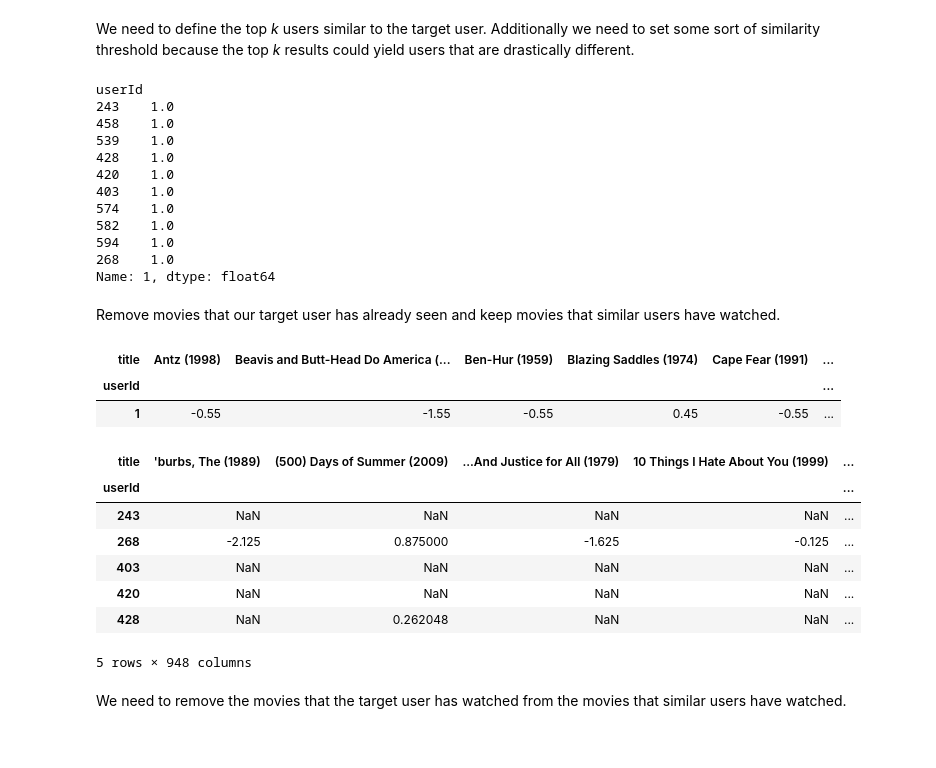
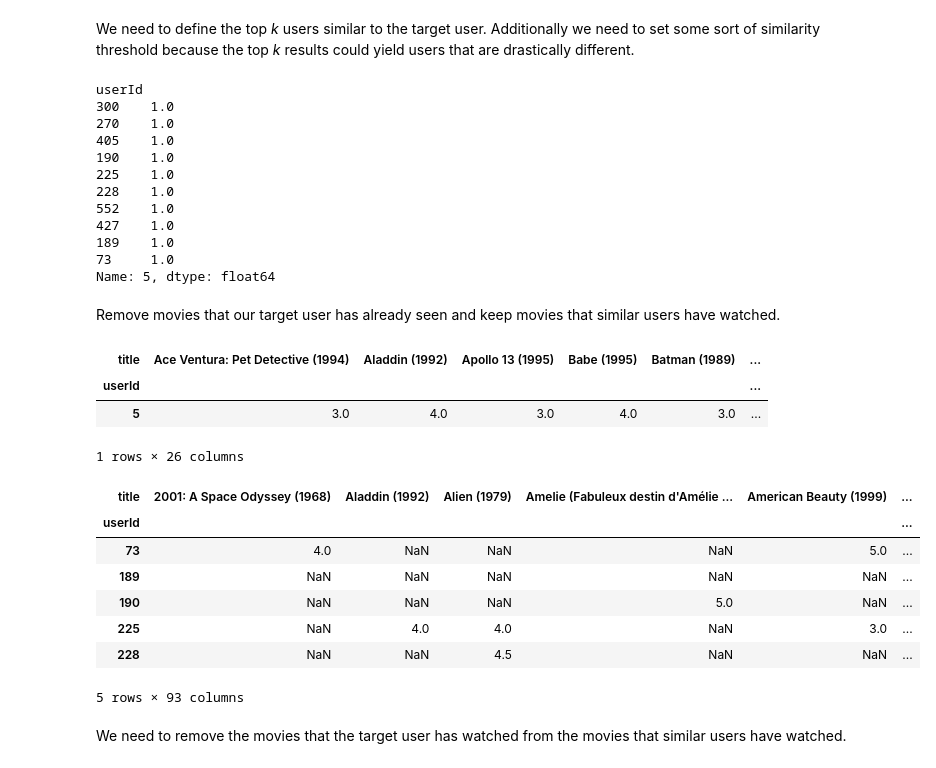
Before and after one commit to zhikaichen99/RecommenderSystems, a Jupyter notebook: collaborative-filtering.ipynb, the cells around one changed output. Cells and saved outputs as stored; diff of their text form; code cells hidden in the pictures.

```diff
--- a/collaborative-filtering.ipynb
+++ b/collaborative-filtering.ipynb
@@ -53,0 +56,9 @@ df.head()
+# %%
+# Aggregate by movie
+agg_ratings = df.groupby('title').agg(mean_rating = ('rating', 'mean'),
+                                                number_of_ratings = ('rating', 'count')).reset_index()
+
+# Keep the movies with over 100 ratings
+agg_ratings_GT100 = agg_ratings[agg_ratings['number_of_ratings']>100]
+# %%
+df = pd.merge(df, agg_ratings_GT100[['title']], on = 'title', how = 'inner')
@@ -110,8 +104,8 @@ $$Pearson(x,y) = Sim(x,y) = \frac{\sum_i ((x_{i}-\mu_x)(y_{i} - \mu_y))}{\sqrt{\
 The Pearson Similarity is computed between a target user and all the other users. We can then find the *k* number of users with the highest Pearson Similarity with the target user.
 # %%
 # Perform Pearson Similarity on the users.
-similarity_matrix = userRatings.T.corr()
-similarity_matrix.head()
+user_similarity_matrix = userRatings.T.corr(method = 'pearson')
+user_similarity_matrix.head()
 # %% [output]
 | userId | 1 | 2 | 3 | 4 | 5 | 6 | 7 | 8 | 9 | 10 | ... | ... |
 | userId |  |  |  |  |  |  |  |  |  |  |  | ... |
@@ -126,49 +120,50 @@ We need to define the top *k* users similar to the target user. Additionally we
 # %%
 k = 10 # Number of similar users we want to retrieve
 similarity_threshold = 0.3 # Threshold that needs to be met to be considered similar
-user_id = 1 # The target user for which we want to generate recommendations for
+user_id = 5 # The target user for which we want to generate recommendations for
 
-similarity_matrix.drop(index = user_id, inplace = True) # remove target user so that they are not amongst one of the similar users.
+user_similarity_matrix.drop(index = user_id, inplace = True) # remove target user so that they are not amongst one of the similar users.
 
 # Return the top k (10) similar users
-top_k_users = similarity_matrix[similarity_matrix[user_id] > similarity_threshold][user_id].sort_values(ascending = False)[1: k + 1]
+top_k_users = user_similarity_matrix[user_similarity_matrix[user_id] > similarity_threshold][user_id].sort_values(ascending = False)[1: k + 1]
 top_k_users
 # %% [output]
 userId
-243    1.0
-458    1.0
-539    1.0
-428    1.0
-420    1.0
-403    1.0
-574    1.0
-582    1.0
-594    1.0
-268    1.0
-Name: 1, dtype: float64
+300    1.0
+270    1.0
+405    1.0
+190    1.0
+225    1.0
+228    1.0
+552    1.0
+427    1.0
+189    1.0
+73     1.0
+Name: 5, dtype: float64
 # %% [markdown]
 Remove movies that our target user has already seen and keep movies that similar users have watched.
 # %%
 # retrieve the movies watched by the target user. Do not want to recommend these movies
-target_watched = userRatings_centered[userRatings_centered.index == user_id].dropna(axis = 1, how = 'all')
+target_watched = userRatings[userRatings.index == user_id].dropna(axis = 1, how = 'all')
 target_watched
 # %% [output]
-| title | Antz (1998) | Beavis and Butt-Head Do America (... | Ben-Hur (1959) | Blazing Saddles (1974) | Cape Fear (1991) | ... |
+| title | Ace Ventura: Pet Detective (1994) | Aladdin (1992) | Apollo 13 (1995) | Babe (1995) | Batman (1989) | ... |
 | userId |  |  |  |  |  | ... |
-| 1 | -0.55 | -1.55 | -0.55 | 0.45 | -0.55 | ... |
+| 5 | 3.0 | 4.0 | 3.0 | 4.0 | 3.0 | ... |
+1 rows × 26 columns
 # %%
 # drop movies that none of the similar users have watched
-similar_watched = userRatings_centered[userRatings_centered.index.isin(top_k_users.index)].dropna(axis = 1, how = 'all')
+similar_watched = userRatings[userRatings.index.isin(top_k_users.index)].dropna(axis = 1, how = 'all')
 similar_watched.head()
 # %% [output]
-| title | 'burbs, The (1989) | (500) Days of Summer (2009) | ...And Justice for All (1979) | 10 Things I Hate About You (1999) | ... |
-| userId |  |  |  |  | ... |
-| 243 | NaN | NaN | NaN | NaN | ... |
-| 268 | -2.125 | 0.875000 | -1.625 | -0.125 | ... |
-| 403 | NaN | NaN | NaN | NaN | ... |
-| 420 | NaN | NaN | NaN | NaN | ... |
-| 428 | NaN | 0.262048 | NaN | NaN | ... |
+| title | 2001: A Space Odyssey (1968) | Aladdin (1992) | Alien (1979) | Amelie (Fabuleux destin d'Amélie ... | American Beauty (1999) | ... |
+| userId |  |  |  |  |  | ... |
+| 73 | 4.0 | NaN | NaN | NaN | 5.0 | ... |
+| 189 | NaN | NaN | NaN | NaN | NaN | ... |
+| 190 | NaN | NaN | NaN | 5.0 | NaN | ... |
+| 225 | NaN | 4.0 | 4.0 | NaN | 3.0 | ... |
+| 228 | NaN | NaN | 4.5 | NaN | NaN | ... |
-5 rows × 948 columns
+5 rows × 93 columns
 # %% [markdown]
 We need to remove the movies that the target user has watched from the movies that similar users have watched.
 # %%
```
Also changed, not shown: parts of 32 cells of this notebook.
